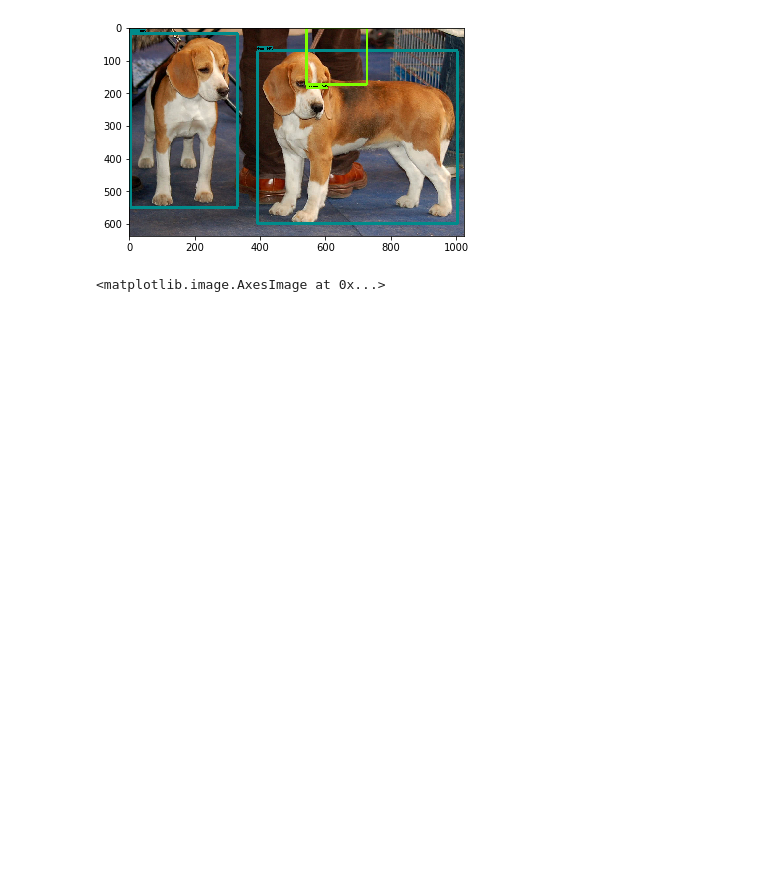
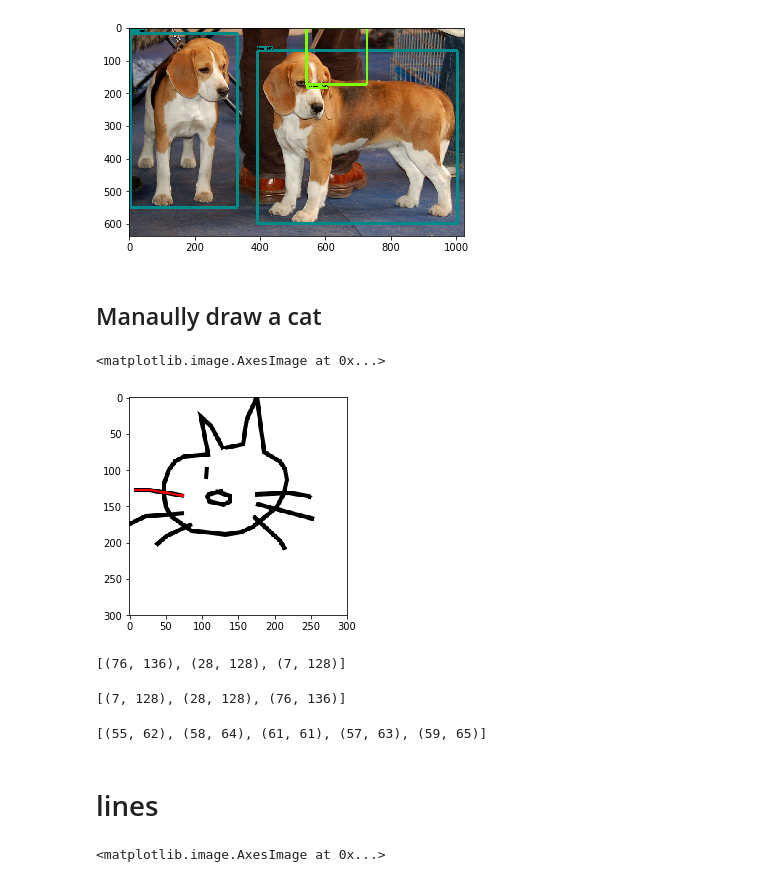
Before and after one commit to Tony607/voice-camera, a Jupyter notebook: prototype.ipynb, the cells around one changed output. Saved outputs shown, nothing was run; the diff lists cells and outputs as text; code cells hidden in the pictures; blank space fills up the shorter version.

```diff
--- a/prototype.ipynb
+++ b/prototype.ipynb
@@ -37 +53,52 @@ from sketch import SketchGizeh
+# %% [markdown]
+## Manaully draw a cat
+# %%
+import gizeh as gz
+from matplotlib import pyplot as plt
+from PIL import Image
+%matplotlib inline
+
+from drawing_dataset import DrawingDataset
+dataset = DrawingDataset('./data/quick_draw_pickles/', './data/label_mapping.jsonl')
+dataset.setup()
+
+strokes = dataset.get_drawing('cat', 0)
+lines_list = []
+for stroke in strokes:
+    x, y = stroke
+    points = list(zip(x, y))
+    line = gz.polyline(points=points, stroke=[0, 0, 0], stroke_width=6)
+    lines_list.append(line)
+
+# Watch where the second stroke goes.
+stroke = strokes[1]
+x, y = stroke
+points = list(zip(x, y))
+line = gz.polyline(points=points, stroke=[1, 0, 0], stroke_width=3)
+lines_list.append(line)
+
+lines  =gz.Group(lines_list)
+surface = gz.Surface(width=300, height=300, bg_color=(1, 1, 1))
+lines.draw(surface)
+plt.imshow(surface.get_npimage())
+# %% [output]
+<matplotlib.image.AxesImage at 0x...>
+[figure, added]
+# %%
+stroke = strokes[1]
+x,y = stroke
+ll = list(zip(x, y))
+ll
+# %% [output]
+[(76, 136), (28, 128), (7, 128)]
+# %%
+ll[::-1]
+# %% [output]
+[(7, 128), (28, 128), (76, 136)]
+# %%
+points
+# %% [output]
+[(55, 62), (58, 64), (61, 61), (57, 63), (59, 65)]
+# %% [markdown]
+# lines
 # %%
```
Also changed, not shown: parts of 3 cells of this notebook, 1 other file.
